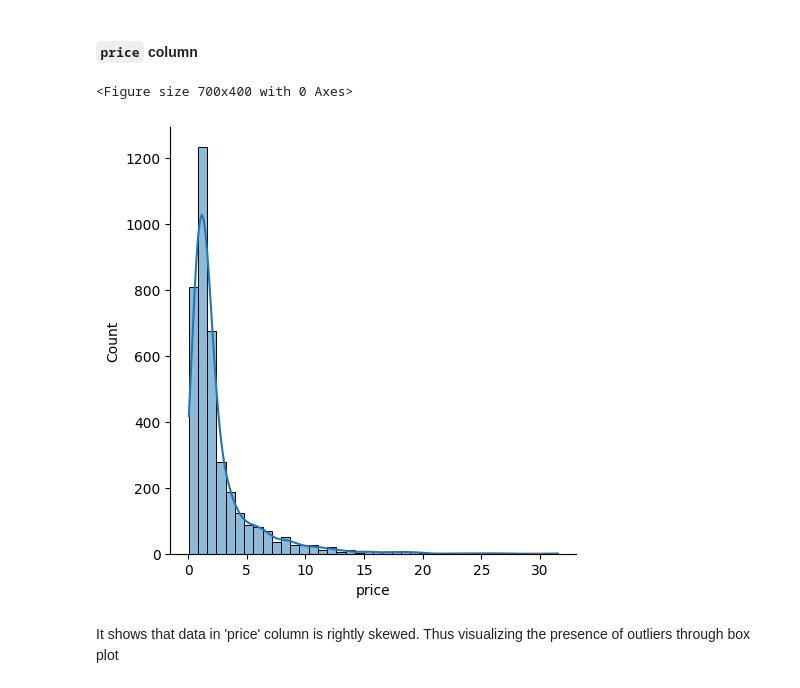
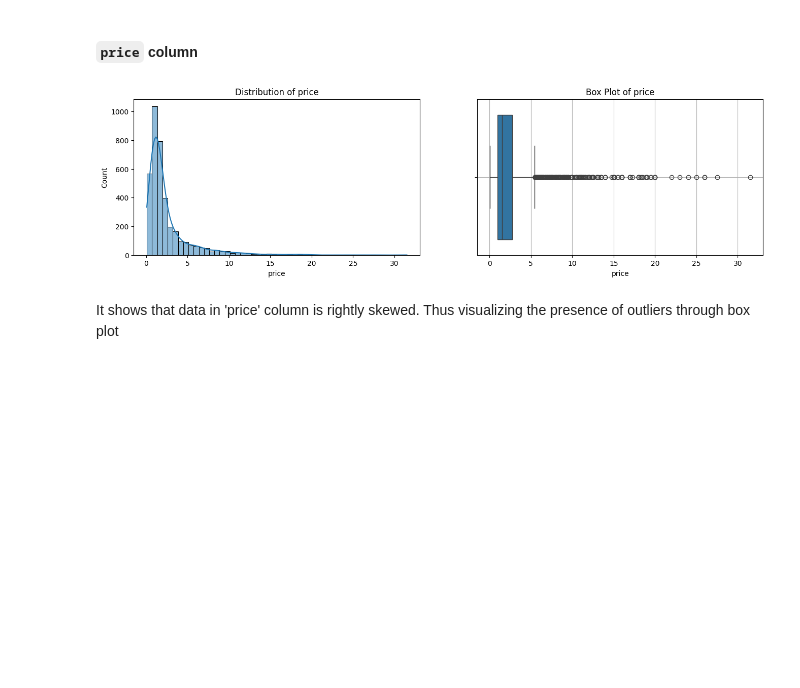
Before and after one commit to Tanwar-Aastha/Property-price-prediction, a Jupyter notebook: notebook/outlier_detection.ipynb, the cells around one changed output. Drawn from its saved outputs; the diff is of its cells as text; code cells hidden in the pictures; blank space fills up the shorter version.

```diff
--- a/notebook/outlier_detection.ipynb
+++ b/notebook/outlier_detection.ipynb
@@ -27,12 +27,23 @@ df.head()
 checking each numerical column for the outlier detection
 # %% [markdown]
 #### `price` column
-# %%
-plt.figure(figsize=(7,4))
-sns.displot(df['price'], bins= 40, kde=True)
-plt.show()
-# %% [output]
-<Figure size 700x400 with 0 Axes>
-[figure, removed]
+# %%
+def data_distribution_checker(col, bins=50):
+    plt.figure(figsize=(16,4))
+
+    plt.subplot(1,2,1)
+    sns.histplot(df[col], kde=True, bins=bins)
+    plt.title(f'Distribution of {col}')
+
+    plt.subplot(1,2,2)
+    sns.boxplot(x=df[col])
+    plt.title(f'Box Plot of {col}')
+    plt.grid()
+
+    plt.show()
+# %%
+data_distribution_checker('price')
+# %% [output]
+[figure, added]
 # %% [markdown]
 It shows that data in 'price' column is rightly skewed. Thus visualizing the presence of outliers through box plot
```
Also changed, not shown: parts of 94 cells of this notebook, 1 other file.
